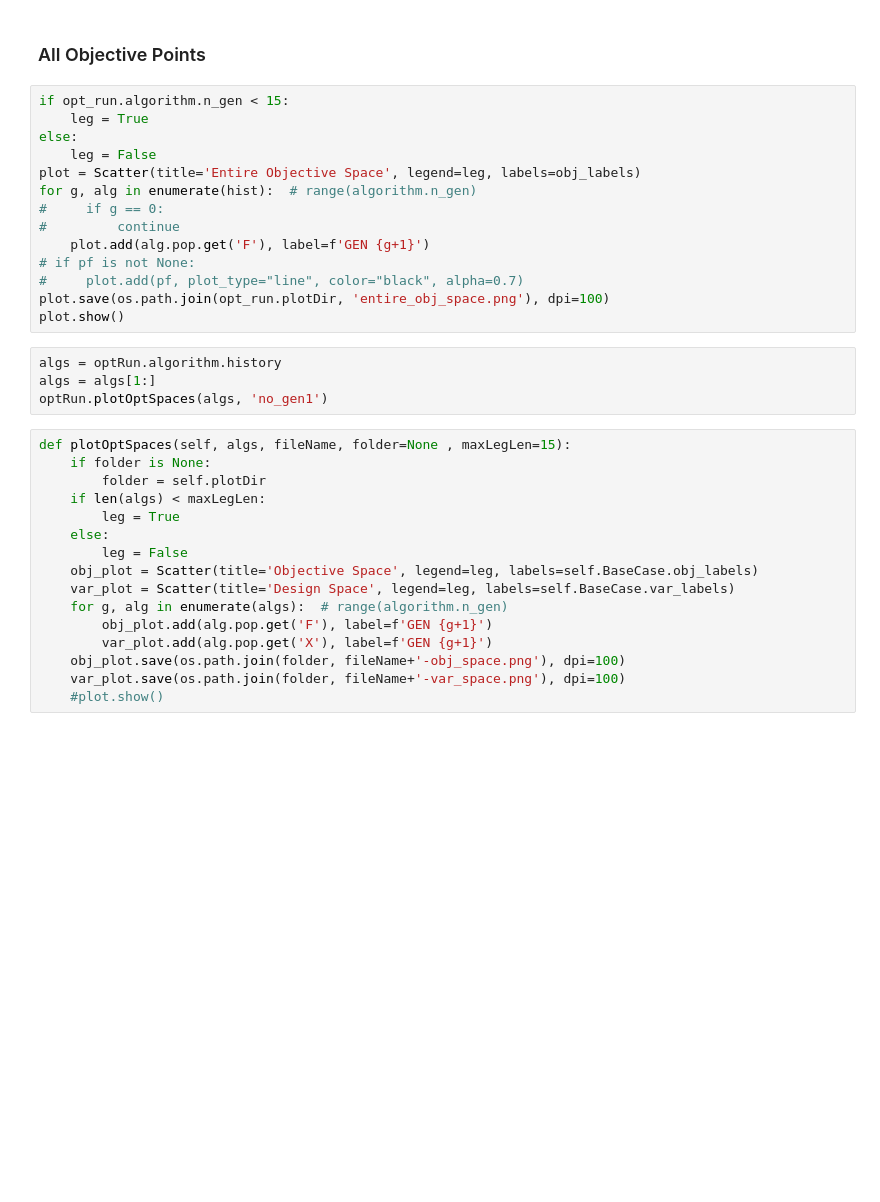
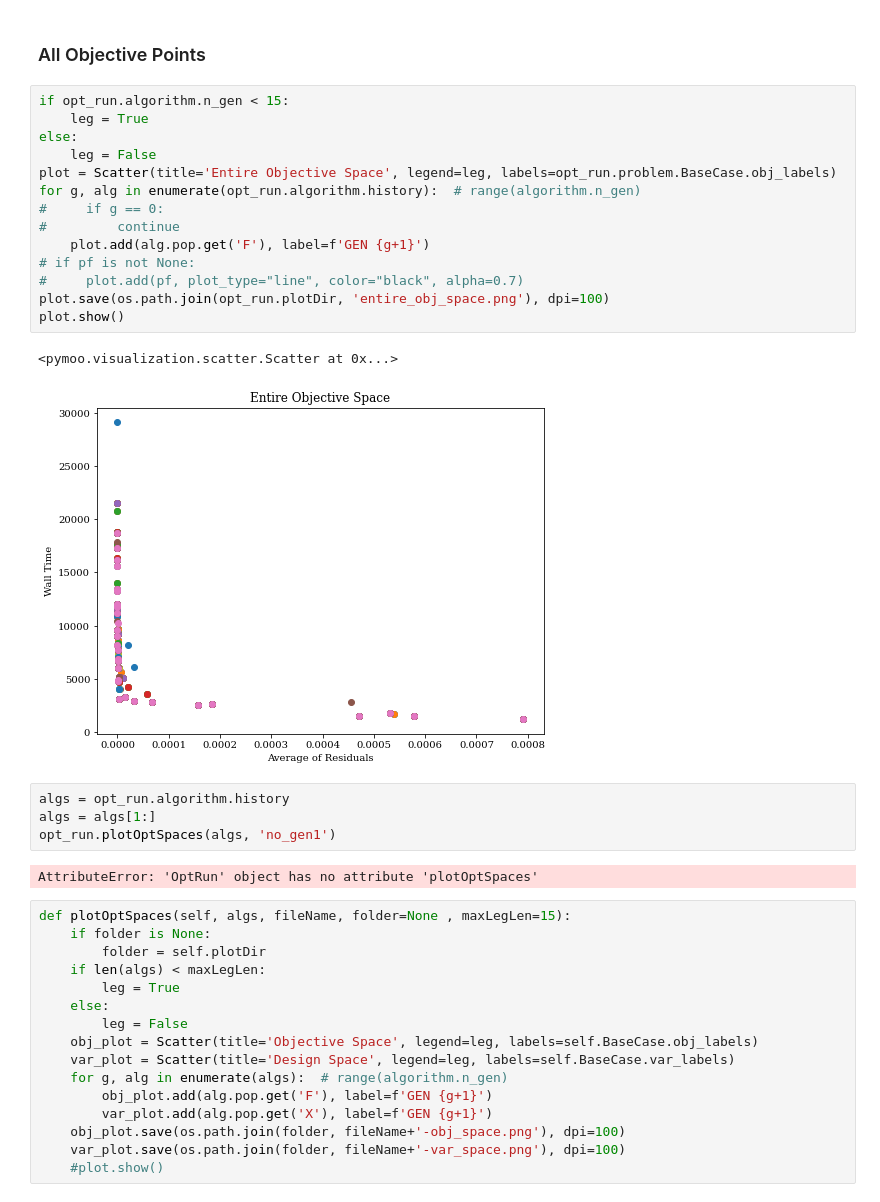
Before and after one commit to gmclove/pymooCFD, a Jupyter notebook: optPostProc.ipynb, the cells around one changed output. Drawn from its saved outputs; the diff is of its cells as text; blank space fills up the shorter version.

```diff
--- a/optPostProc.ipynb
+++ b/optPostProc.ipynb
@@ -799,21 +808,26 @@ plot.show()
 # %%
 if opt_run.algorithm.n_gen < 15:
     leg = True
 else:
     leg = False
-plot = Scatter(title='Entire Objective Space', legend=leg, labels=obj_labels)
-for g, alg in enumerate(hist):  # range(algorithm.n_gen)
+plot = Scatter(title='Entire Objective Space', legend=leg, labels=opt_run.problem.BaseCase.obj_labels)
+for g, alg in enumerate(opt_run.algorithm.history):  # range(algorithm.n_gen)
 #     if g == 0:
 #         continue
     plot.add(alg.pop.get('F'), label=f'GEN {g+1}')
 # if pf is not None:
 #     plot.add(pf, plot_type="line", color="black", alpha=0.7)
 plot.save(os.path.join(opt_run.plotDir, 'entire_obj_space.png'), dpi=100)
 plot.show()
+# %% [output]
+<pymoo.visualization.scatter.Scatter at 0x...>
+[figure, added]
 # %%
-algs = optRun.algorithm.history
+algs = opt_run.algorithm.history
 algs = algs[1:]
-optRun.plotOptSpaces(algs, 'no_gen1')
+opt_run.plotOptSpaces(algs, 'no_gen1')
+# %% [output]
+AttributeError: 'OptRun' object has no attribute 'plotOptSpaces'
 # %%
 def plotOptSpaces(self, algs, fileName, folder=None , maxLegLen=15):
     if folder is None:
```
Also changed, not shown: parts of 15 cells of this notebook.
